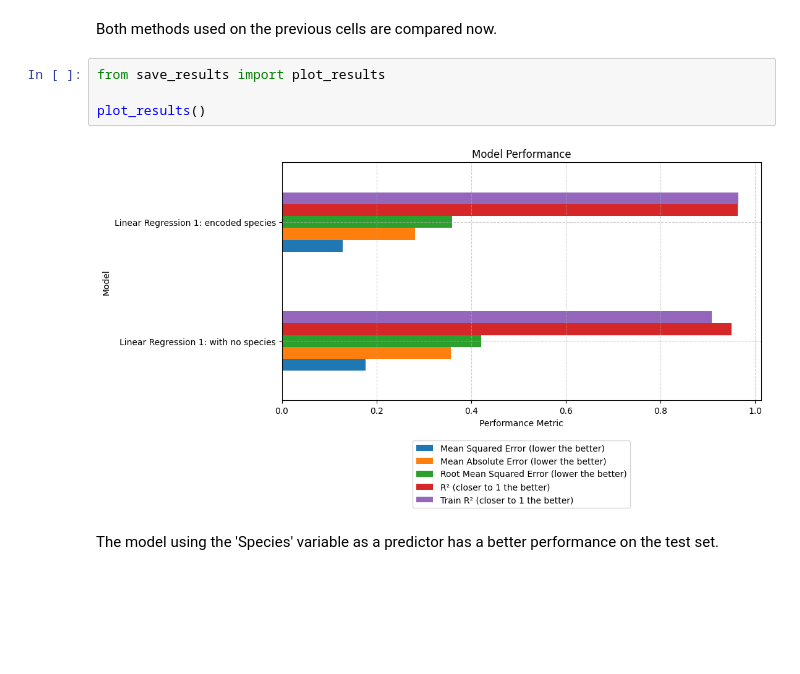
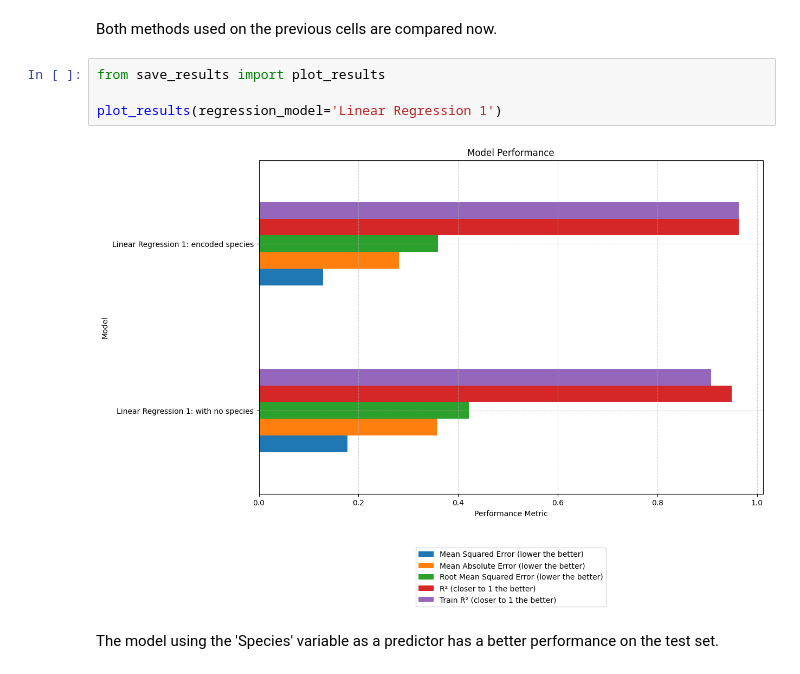
Before and after one commit to joaoalexarruda/fishcatch, a Jupyter notebook: notebooks/n1_linear_regression_1.ipynb, the cells around one changed output. Drawn from its saved outputs; the diff is of its cells as text; blank space fills up the shorter version.

```diff
--- a/notebooks/n1_linear_regression_1.ipynb
+++ b/notebooks/n1_linear_regression_1.ipynb
@@ -320,9 +320,9 @@ Both methods used on the previous cells are compared now.
 # %%
 from save_results import plot_results
 
-plot_results()
+plot_results(regression_model='Linear Regression 1')
 # %% [output]
-[figure, old version]
+[figure, new version]
 # %% [markdown]
 The model using the 'Species' variable as a predictor has a better performance on the test set.
 # %% [markdown]
```
Also changed, not shown: 5 other files.
